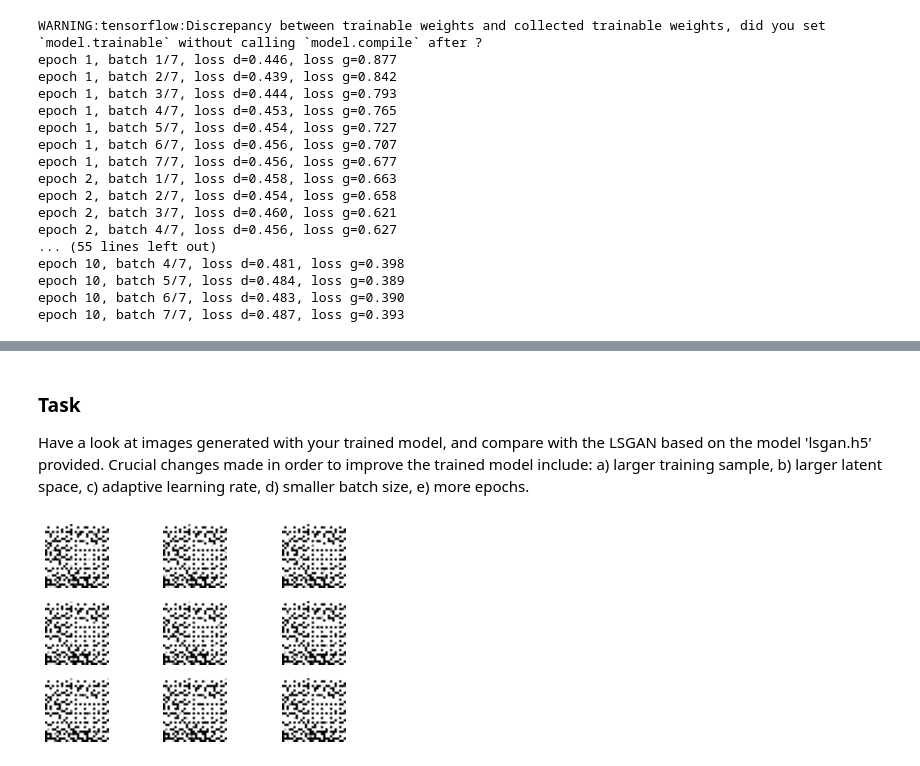
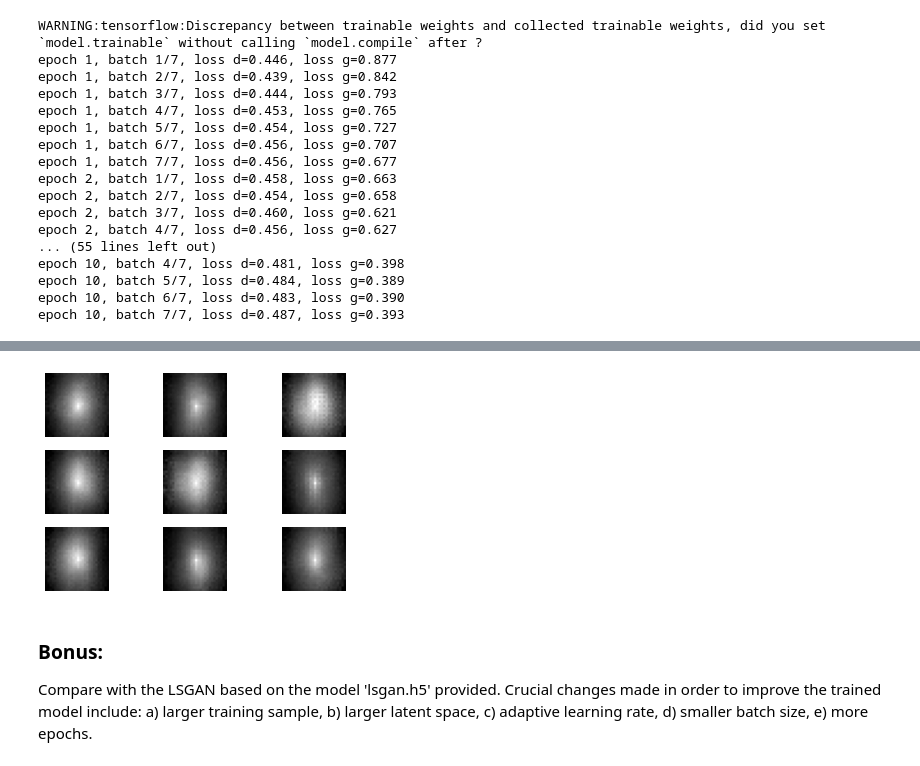
Before and after one commit to csheneka/GAN-tutorial, a Jupyter notebook: GAN_Xray_cluster.ipynb, the cells around one changed output, grey strips where cells are left out. Cells and saved outputs as stored; diff of their text form; code cells hidden in the pictures.

```diff
--- a/GAN_Xray_cluster.ipynb
+++ b/GAN_Xray_cluster.ipynb
@@ -352,0 +356,21 @@ epoch 10, batch 7/7, loss d=0.487, loss g=0.393
+# %%
+# generate samples for model just trained OR saved model
+n_axis = 3
+n_samples = n_axis*n_axis
+latent_dim =100
+do_load = True
+if do_load:
+    latent_dim = 10000
+    g_model = keras.models.load_model('lsgan.h5')
+    # or load a previous old model of yours here, e.g.:
+    #g_model = keras.models.load_model('generator_model_n020.h5')
+X, _ = generate_fake_samples(g_model, latent_dim, n_samples)
+# plot the generated samples
+for i in range(n_samples):
+    # define subplot
+    plt.subplot(n_axis, n_axis, 1 + i)
+    # turn off axis labels
+    plt.axis('off')
+    plt.imshow(X[i, :, :, 0], cmap='gray')
+plt.show()
+# %% [output]
@@ -353,25 +378,5 @@ epoch 10, batch 7/7, loss d=0.487, loss g=0.393
+[figure, added]
 # %% [markdown]
-### Task
-Have a look at images generated with your trained model, and compare with the LSGAN based on the model 'lsgan.h5' provided. Crucial changes made in order to improve the trained model include: a) larger training sample, b) larger latent space, c) adaptive learning rate, d) smaller batch size, e) more epochs.
+### Bonus:
+
+Compare with the LSGAN based on the model 'lsgan.h5' provided. Crucial changes made in order to improve the trained model include: a) larger training sample, b) larger latent space, c) adaptive learning rate, d) smaller batch size, e) more epochs.
-# %%
-# generate samples for model just trained OR saved model
-n_axis = 3
-n_samples = n_axis*n_axis
-latent_dim =100
-do_load = False
-if do_load:
-    latent_dim = 10000
-    g_model = keras.models.load_model('lsgan.h5')
-    # or load a previous old model of yours here, e.g.:
-    #g_model = keras.models.load_model('generator_model_n020.h5')
-X, _ = generate_fake_samples(g_model, latent_dim, n_samples)
-# plot the generated samples
-for i in range(n_samples):
-    # define subplot
-    plt.subplot(n_axis, n_axis, 1 + i)
-    # turn off axis labels
-    plt.axis('off')
-    plt.imshow(X[i, :, :, 0], cmap='gray')
-plt.show()
-# %% [output]
-[figure, removed]
```
Also changed, not shown: parts of 2 cells of this notebook.
